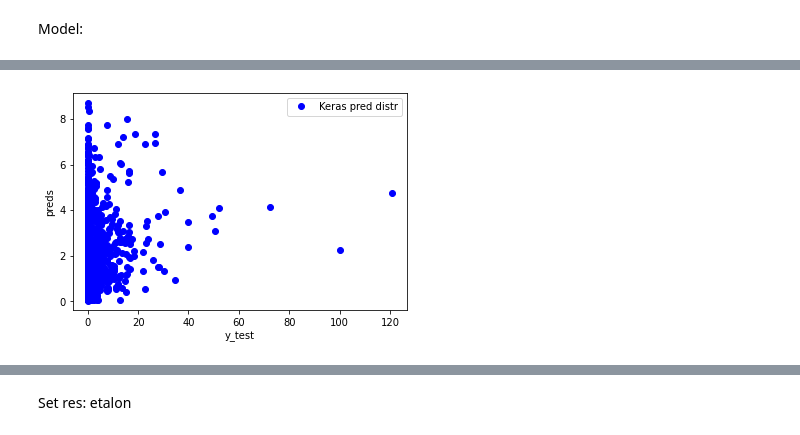
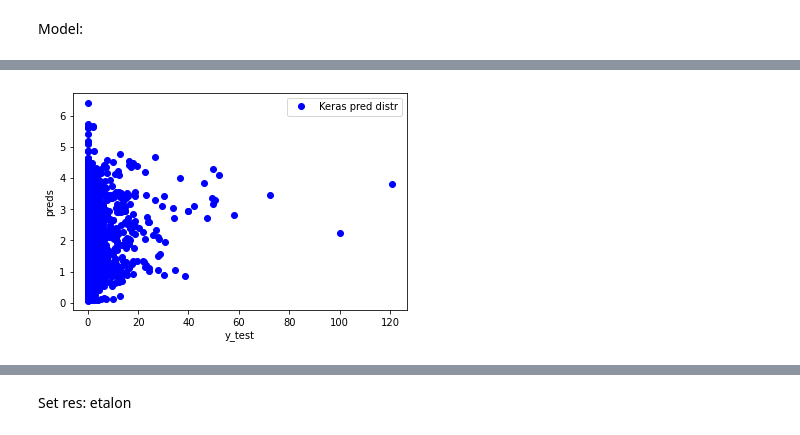
Before and after one commit to specialo0/AI4Sea, a Jupyter notebook: AI4Sea.ipynb, the cells around one changed output, grey strips where cells are left out. Drawn from its saved outputs; the diff is of its cells as text; code cells hidden in the pictures.

```diff
--- a/AI4Sea.ipynb
+++ b/AI4Sea.ipynb
@@ -280,14 +247,12 @@ pd.Series(df_edit['velocity']).hist(bins=100, figsize=(8,5), legend='')
 Normalization apply:
 # %%
 # z-norm
-df_edit['velocity'] =  (df_edit['velocity'] - df_edit['velocity'].mean()) / df_edit['velocity'].std()
+#df_edit['velocity'] =  (df_edit['velocity'] - df_edit['velocity'].mean()) / df_edit['velocity'].std()
 # %%
 # abs max scaling
 df_edit['velocity'] = df_edit['velocity'] / df_edit['velocity'].abs().max()
 # %% [markdown]
 ## **Total ton ():**
-# %%
-df_edit = pollok_df.copy()
 # %%
 print('(total_ton > 400):', df_edit[df_edit.total_ton > 400].shape[0])
 # %% [output]
@@ -547,5 +493,5 @@ dtype: object
 # %%
-train_df = pollok_df.sample(frac=0.95, random_state=seed)
+train_df = pollok_df.sample(frac=0.9, random_state=seed)
 test_df = pollok_df[~pollok_df.index.isin(train_df.index)]
 # %%
 x_train = np.array((train_df.drop(['ton'], axis=1).values))
@@ -566,7 +512,7 @@ Model:
 tf.keras.utils.set_random_seed(seed)
 
 model = keras.Sequential([keras.Input(shape=x_test.shape[1]),
-                          layers.Dense(7, activation=activations.relu),
+                          layers.Dense(7, activation=activations.tanh),
                           layers.Dense(15, activation=activations.relu),
                           layers.Dense(15, activation=activations.relu),
                           layers.Dense(15, activation=activations.relu),
@@ -576,5 +522,5 @@ model = keras.Sequential([keras.Input(shape=x_test.shape[1]),
 
 model.compile(loss='mse', optimizer='adamax', metrics=[tf.keras.metrics.RootMeanSquaredError()])
 
-model.fit(x_train, y_train, epochs=80, validation_split=0.05, batch_size=512, verbose=1 )
+model.fit(x_train, y_train, epochs=150, validation_split=0.05, batch_size=512, verbose=1 )
 # %% [output]
@@ -609,8 +560,11 @@ R2:  0.07261832434868254
 # %%
+preds_ker = model.predict(x_test) # 200 epoches
+scores = model.evaluate(x_test, y_test, batch_size=512)
+R2_keras = r2_score(y_test, preds_ker)
+print('R2: ', R2_keras)
+
 plt.plot(y_test, preds_ker, 'o', c = 'b', label = 'Keras pred distr')
-
 plt.ylabel('preds');
 plt.xlabel('y_test');
-
 plt.legend(loc = 'upper right');
 # %% [output]
@@ -617 +574 @@ plt.legend(loc = 'upper right');
-[figure, old version]
+[figure, new version]
```
Also changed, not shown: parts of 49 cells of this notebook.
